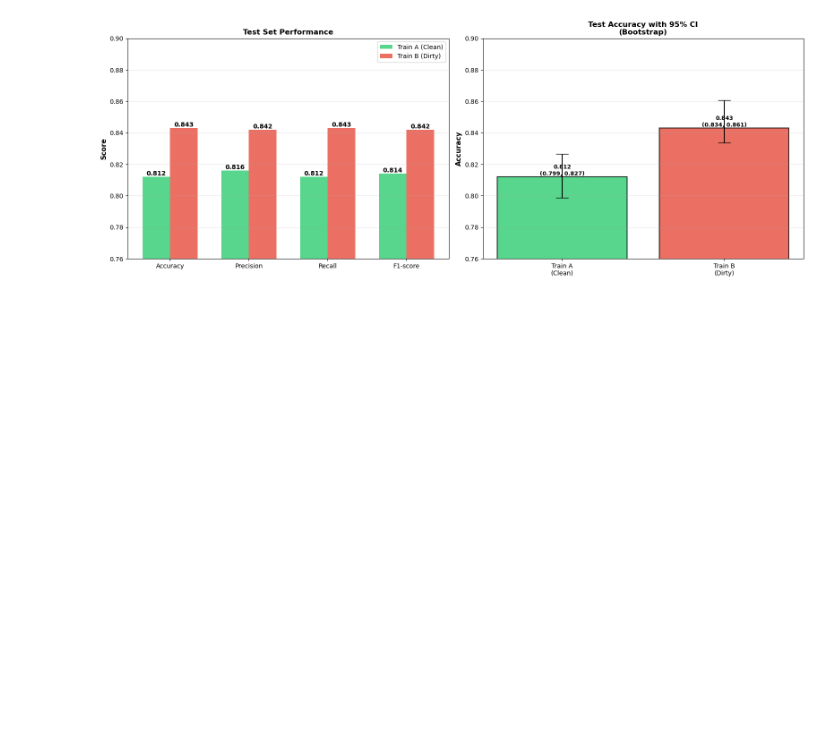
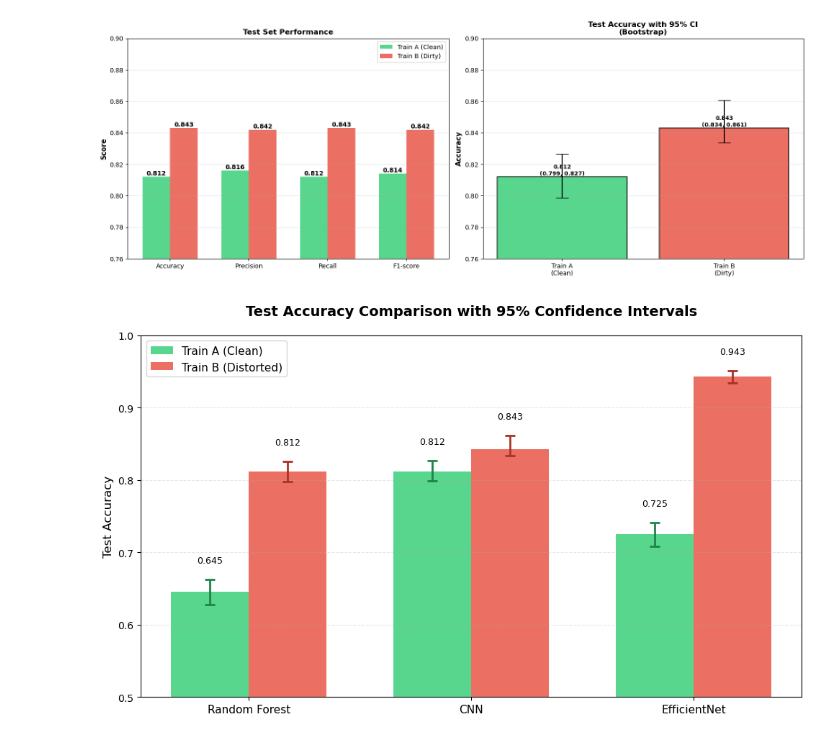
Before and after one commit to skyefung02/COMP90051_A2, a Jupyter notebook: A2_DeepCNN_Results/COMP90051_DeepCNN.ipynb, the cells around one changed output. Drawn from its saved outputs; the diff is of its cells as text; code cells hidden in the pictures; blank space fills up the shorter version.

```diff
--- a/A2_DeepCNN_Results/COMP90051_DeepCNN.ipynb
+++ b/A2_DeepCNN_Results/COMP90051_DeepCNN.ipynb
@@ -706,20 +660,0 @@ def bootstrap_accuracy(y_true, y_pred, n_bootstrap=1000, confidence=0.95):
-# %%
-# Kaggle working directory
-model_path = Path('/kaggle/working')
-
-# List all files
-print("Available files:")
-for file in model_path.glob('*'):
-    print(f"  - {file.name}")
-
-# Load encoder
-with open(model_path / 'encoder_trainB.pkl', 'rb') as f:
-    encoder_trainB = pickle.load(f)
-
-print(f"\nClasses (trainB): {encoder_trainB.classes_}")
-
-# If you need encoder_trainA too:
-with open(model_path / 'encoder_trainA.pkl', 'rb') as f:
-    encoder_trainA = pickle.load(f)
-
-print(f"Classes (trainA): {encoder_trainA.classes_}")
@@ -1222,3 +1236,77 @@ plt.savefig('test_performance_comparison.png', dpi=300, bbox_inches='tight')
 plt.show()
 # %% [output]
 [figure]
+# %%
+# Data for all three models
+models = ['Random Forest', 'CNN', 'EfficientNet']
+
+# Train A (Clean) accuracies and confidence intervals
+train_a_acc = [0.6452, 0.812, 0.7250]
+train_a_ci_lower = [0.6277, 0.799, 0.7080]
+train_a_ci_upper = [0.6620, 0.827, 0.7410]
+
+# Train B (Distorted) accuracies and confidence intervals
+train_b_acc = [0.8117, 0.843, 0.9430]
+train_b_ci_lower = [0.7977, 0.834, 0.9343]
+train_b_ci_upper = [0.8253, 0.861, 0.9510]
+
+# Calculate error bars (distance from mean to CI bounds)
+train_a_error = [
+    [train_a_acc[i] - train_a_ci_lower[i] for i in range(3)],  # lower error
+    [train_a_ci_upper[i] - train_a_acc[i] for i in range(3)]   # upper error
+]
+
+train_b_error = [
+    [train_b_acc[i] - train_b_ci_lower[i] for i in range(3)],  # lower error
+    [train_b_ci_upper[i] - train_b_acc[i] for i in range(3)]   # upper error
+]
+
+# Colors
+colors = ['#2ecc71', '#e74c3c']
+
+# Create the plot
+fig, ax = plt.subplots(figsize=(10, 6))
+
+x = np.arange(len(models))
+width = 0.35
+
+# Create bars
+bars1 = ax.bar(x - width/2, train_a_acc, width, label='Train A (Clean)',
+               color=colors[0], alpha=0.8)
+bars2 = ax.bar(x + width/2, train_b_acc, width, label='Train B (Distorted)',
+               color=colors[1], alpha=0.8)
+
+# Add error bars
+ax.errorbar(x - width/2, train_a_acc, yerr=train_a_error, fmt='none',
+            ecolor='#1e8449', capsize=5, capthick=2, elinewidth=2)
+ax.errorbar(x + width/2, train_b_acc, yerr=train_b_error, fmt='none',
+            ecolor='#a93226', capsize=5, capthick=2, elinewidth=2)
+
+# Customize the plot
+ax.set_ylabel('Test Accuracy', fontsize=12)
+ax.set_title('Test Accuracy Comparison with 95% Confidence Intervals',
+             fontsize=14, fontweight='bold', pad=20)
+ax.set_xticks(x)
+ax.set_xticklabels(models, fontsize=11)
+ax.set_ylim(0.5, 1.0)
+ax.legend(fontsize=11)
+ax.grid(axis='y', alpha=0.3, linestyle='--')
+
+# Add value labels on bars (moved higher up)
+for i, (bar1, bar2) in enumerate(zip(bars1, bars2)):
+    height1 = bar1.get_height()
+    height2 = bar2.get_height()
+    # Calculate position above error bars
+    upper_error1 = train_a_ci_upper[i]
+    upper_error2 = train_b_ci_upper[i]
+
+    ax.text(bar1.get_x() + bar1.get_width()/2., upper_error1 + 0.02,
+            f'{height1:.3f}', ha='center', va='bottom', fontsize=9)
+    ax.text(bar2.get_x() + bar2.get_width()/2., upper_error2 + 0.02,
+            f'{height2:.3f}', ha='center', va='bottom', fontsize=9)
+
+plt.tight_layout()
+plt.savefig('overall_test_performance_model_comparison.png', dpi=300, bbox_inches='tight')
+plt.show()
+# %% [output]
+[figure, added]
```
Also changed, not shown: parts of 5 cells of this notebook, 2 other files.
